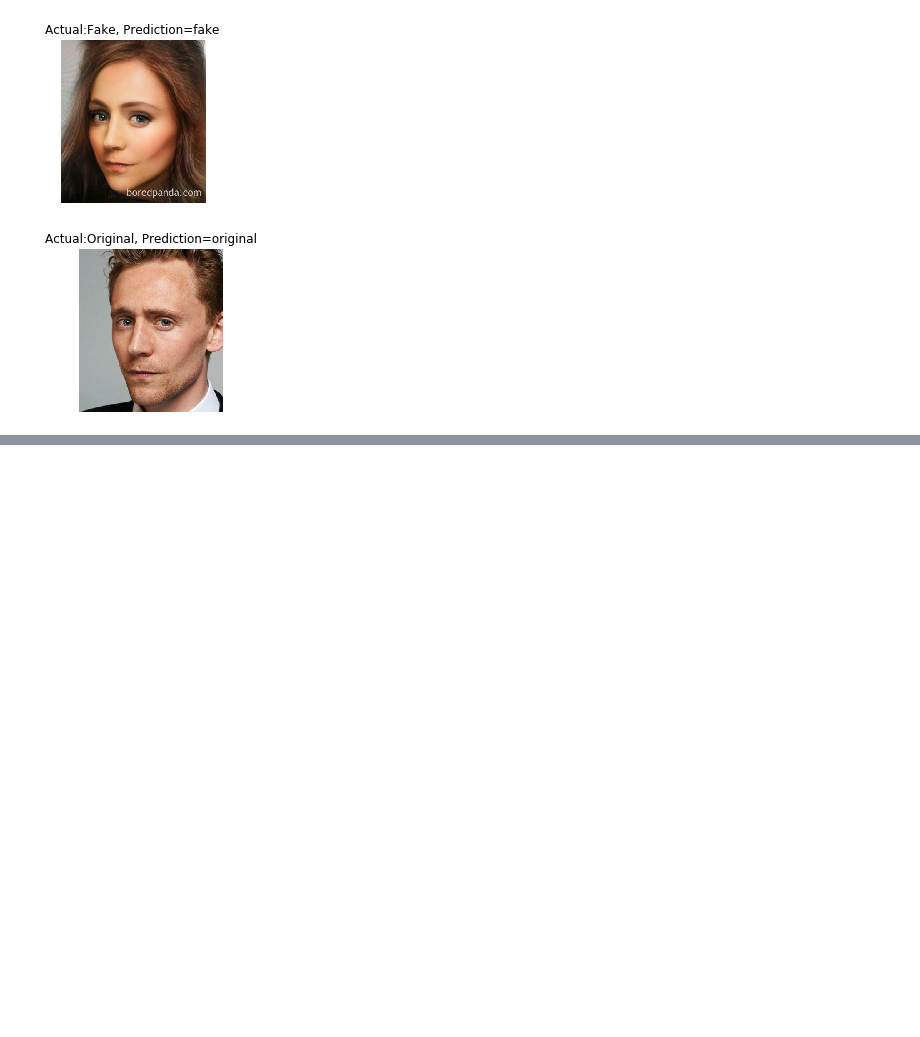
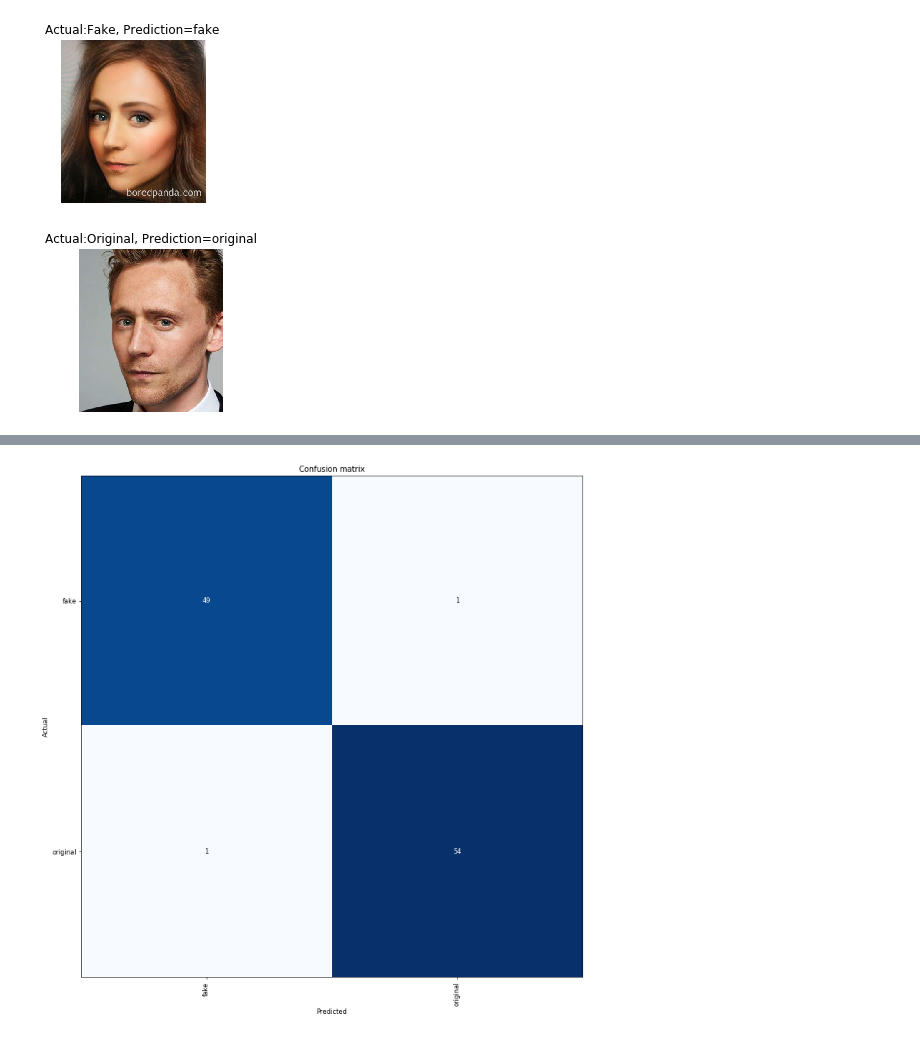
Before and after one commit to moaaztaha/Faceapp-Gender-Swap-Detection, a Jupyter notebook: Training a model.ipynb, the cells around one changed output, grey strips where cells are left out. Cells and saved outputs as stored; diff of their text form; code cells hidden in the pictures; blank space fills up the shorter version.

```diff
--- a/Training a model.ipynb
+++ b/Training a model.ipynb
@@ -923,0 +937,4 @@ test_2_images([fake_img, orig_img], ['Fake', 'Original'])
+# %%
+interp.plot_confusion_matrix(figsize=(12,12), dpi=60)
+# %% [output]
+[figure, added]
```
Also changed, not shown: parts of 2 cells of this notebook, 1 other file.
